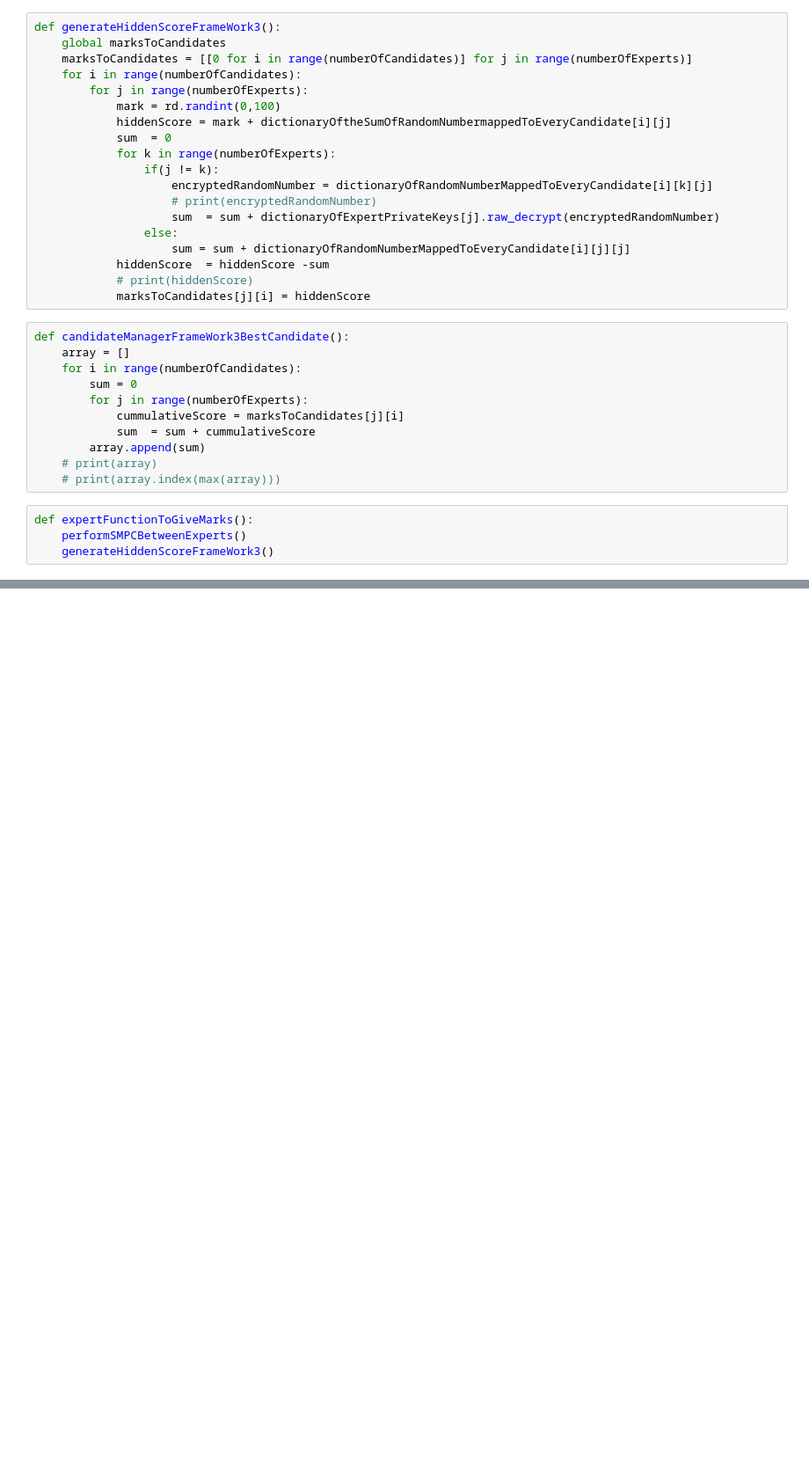
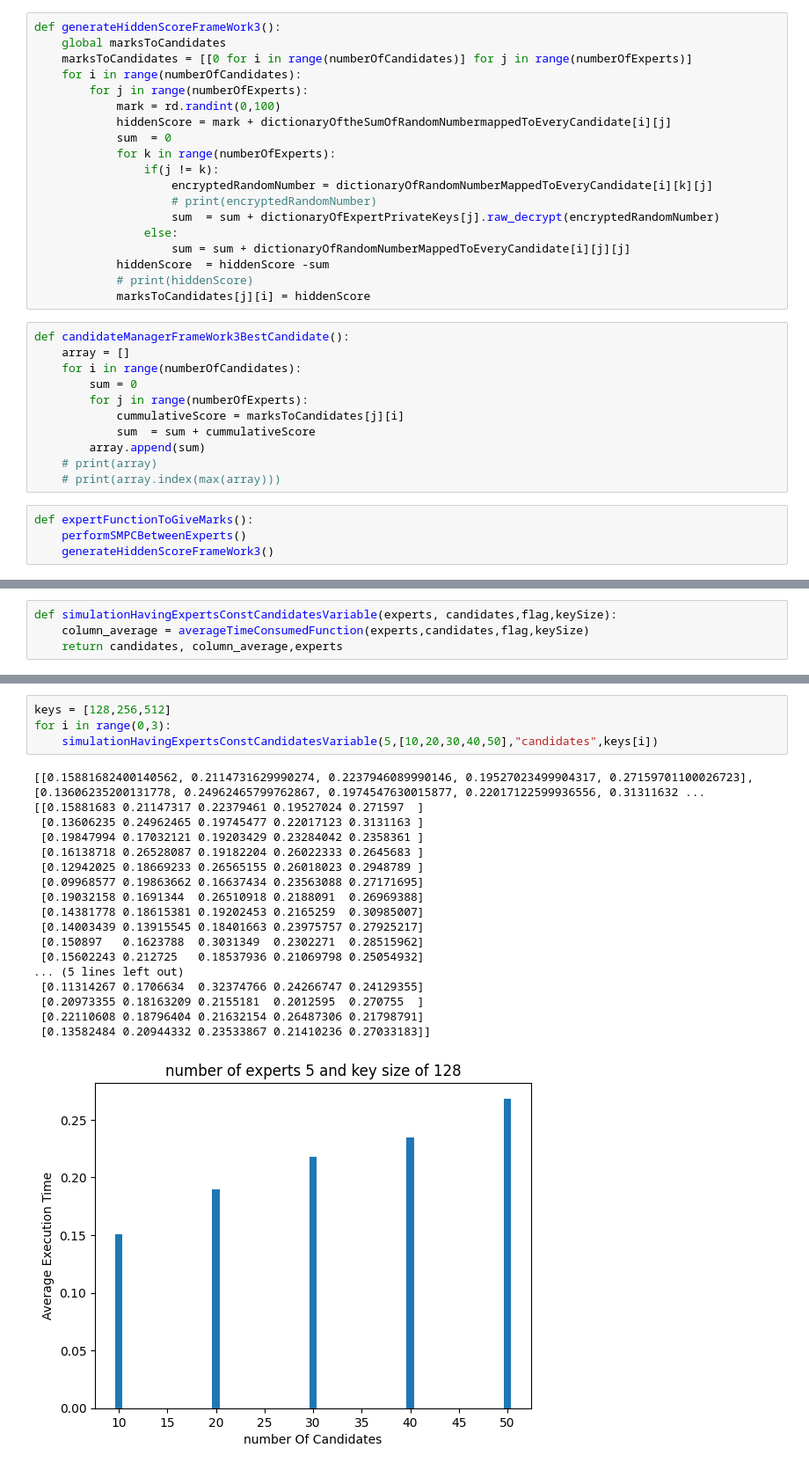
Before and after one commit to jababros11/GauravSirPaper, a Jupyter notebook: gaurav sir paper/FrameWork3.ipynb, the cells around one changed output, grey strips where cells are left out. Shown: that part at 88% size. Cells and saved outputs as stored; diff of their text form; blank space fills up the shorter version.

```diff
--- a/gaurav sir paper/FrameWork3.ipynb
+++ b/gaurav sir paper/FrameWork3.ipynb
@@ -205,0 +192,4 @@ plt.plot([5,10,20,30,40,50,60,70,80,90,100,110,120,130],columns_average)
+# %%
+def simulationHavingExpertsConstCandidatesVariable(experts, candidates,flag,keySize):
+    column_average = averageTimeConsumedFunction(experts,candidates,flag,keySize)
+    return candidates, column_average,experts
@@ -205,0 +259,23 @@ plt.plot([5,10,20,30,40,50,60,70,80,90,100,110,120,130],columns_average)
+# %%
+keys = [128,256,512]
+for i in range(0,3):
+    simulationHavingExpertsConstCandidatesVariable(5,[10,20,30,40,50],"candidates",keys[i])
+# %% [output]
+[[0.15881682400140562, 0.2114731629990274, 0.2237946089990146, 0.19527023499904317, 0.27159701100026723], [0.13606235200131778, 0.24962465799762867, 0.1974547630015877, 0.22017122599936556, 0.31311632 ...
+[[0.15881683 0.21147317 0.22379461 0.19527024 0.271597  ]
+ [0.13606235 0.24962465 0.19745477 0.22017123 0.3131163 ]
+ [0.19847994 0.17032121 0.19203429 0.23284042 0.2358361 ]
+ [0.16138718 0.26528087 0.19182204 0.26022333 0.2645683 ]
+ [0.12942025 0.18669233 0.26565155 0.26018023 0.2948789 ]
+ [0.09968577 0.19863662 0.16637434 0.23563088 0.27171695]
+ [0.19032158 0.1691344  0.26510918 0.2188091  0.26969388]
+ [0.14381778 0.18615381 0.19202453 0.2165259  0.30985007]
+ [0.14003439 0.13915545 0.18401663 0.23975757 0.27925217]
+ [0.150897   0.1623788  0.3031349  0.2302271  0.28515962]
+ [0.15602243 0.212725   0.18537936 0.21069798 0.25054932]
+... (5 lines left out)
+ [0.11314267 0.1706634  0.32374766 0.24266747 0.24129355]
+ [0.20973355 0.18163209 0.2155181  0.2012595  0.270755  ]
+ [0.22110608 0.18796404 0.21632154 0.26487306 0.21798791]
+ [0.13582484 0.20944332 0.23533867 0.21410236 0.27033183]]
+[figure, added]
```
Also changed, not shown: parts of 14 cells of this notebook, 1 other file.
